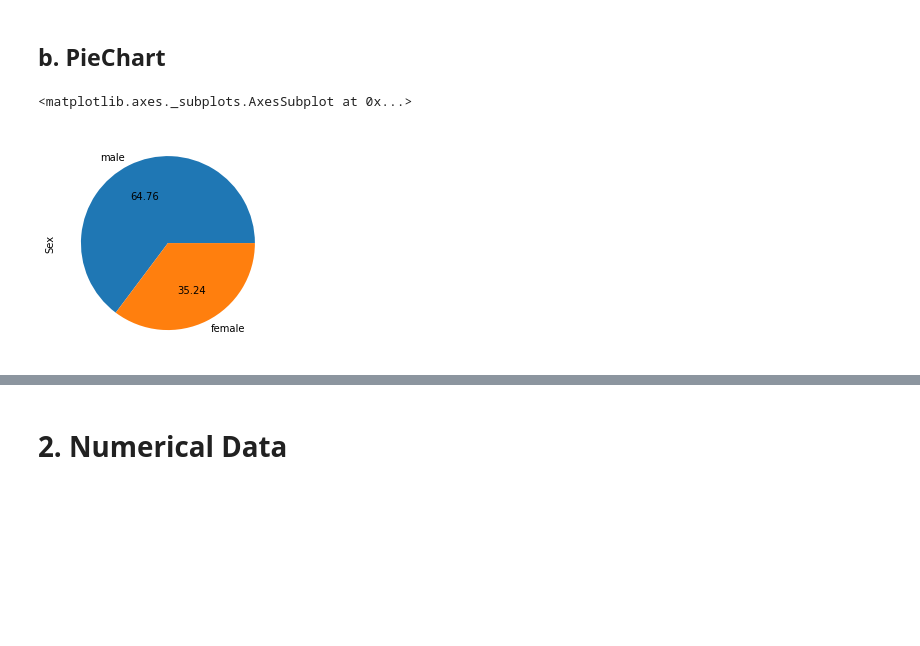
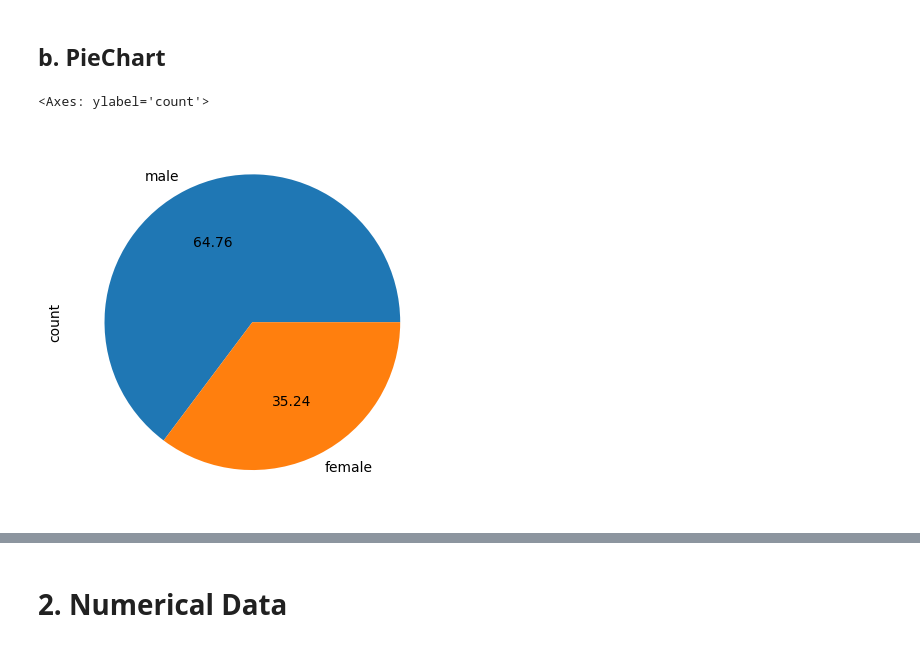
Before and after one commit to swapnilmagar123/Machine_learning-basic, a Jupyter notebook: Day20/day20.ipynb, the cells around one changed output, grey strips where cells are left out. Saved outputs shown, nothing was run; the diff lists cells and outputs as text; code cells hidden in the pictures; blank space fills up the shorter version.

```diff
--- a/Day20/day20.ipynb
+++ b/Day20/day20.ipynb
@@ -25,10 +25,10 @@ sns.countplot(df['Embarked'])
 # %% [markdown]
 ## b. PieChart
 # %%
-df['Sex'].value_counts().plot(kind='pie',autopct='%.2f')
+df['sex'].value_counts().plot(kind='pie',autopct='%.2f')
 # %% [output]
-<matplotlib.axes._subplots.AxesSubplot at 0x...>
+<Axes: ylabel='count'>
-[figure, old version]
+[figure, new version]
 # %% [markdown]
 <div style="border-top:black 2px solid"></div>
 # %% [markdown]
```
Also changed, not shown: parts of 1 cell of this notebook, 6 other files.
